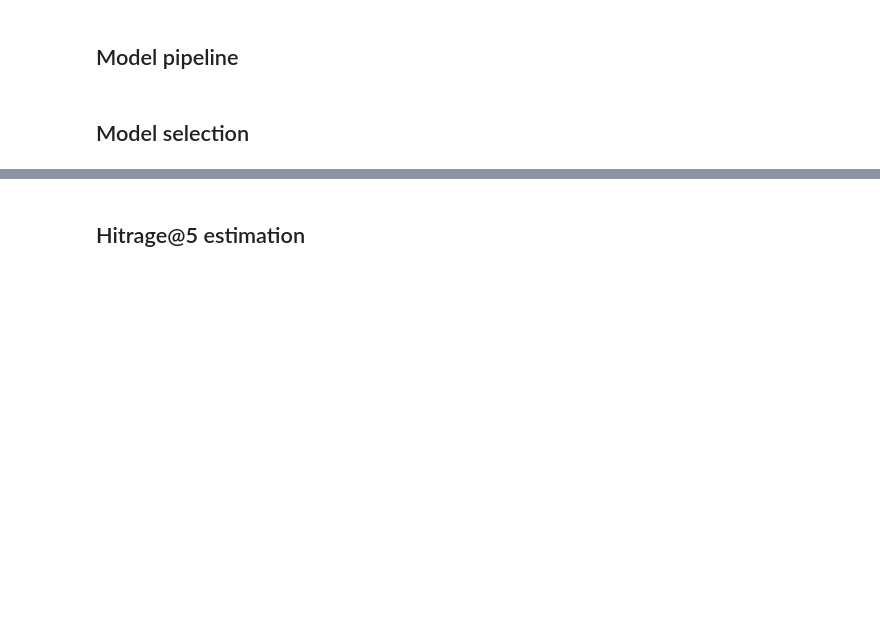
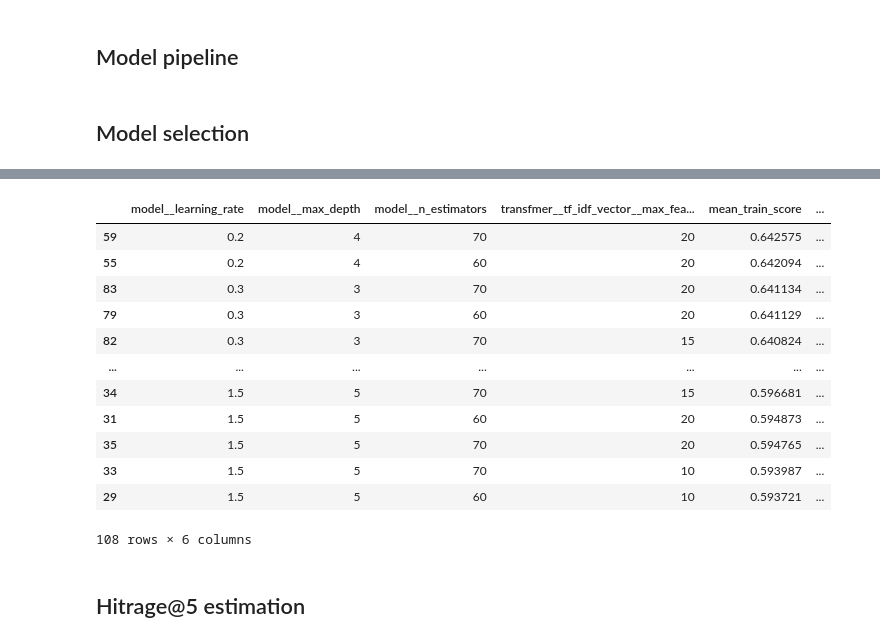
Before and after one commit to fedorkobak/startml_final_project, a Jupyter notebook: model/model.ipynb, the cells around one changed output, grey strips where cells are left out. Drawn from its saved outputs; the diff is of its cells as text; code cells hidden in the pictures; blank space fills up the shorter version.

Commit message:
model new grid search

```diff
--- a/model/model.ipynb
+++ b/model/model.ipynb
@@ -235,0 +185,16 @@ array([0.67794671, 0.67988507, 0.68212448, 0.69133564, 0.6964852 ,
+# %%
+param_grid = {
+    "model__learning_rate" : [1.5, 0.2, 0.3],
+    "model__max_depth" : [3,4,5],
+    "model__n_estimators" : [50, 60, 70],
+    "transfmer__tf_idf_vector__max_features" : [5, 10, 15, 20]
+}
+
+grid_search_result = GridSearchCV(
+    estimator = pipeline,
+    param_grid = param_grid,
+    verbose = 2,
+    scoring = "roc_auc",
+    return_train_score = True
+).fit(X_train, y_train)
+pickle.dump(grid_search_result, open("gs_results.pck", "wb"))
@@ -236,3 +219,22 @@ array([0.67794671, 0.67988507, 0.68212448, 0.69133564, 0.6964852 ,
+# %%
+gs_results_frame = pd.DataFrame(grid_search_result.cv_results_["params"])
+gs_results_frame["mean_train_score"] = grid_search_result.cv_results_["mean_test_score"]
+gs_results_frame["mean_test_score"] = grid_search_result.cv_results_["mean_train_score"]
+gs_results_frame.sort_values("mean_train_score", ascending = False)
+# %% [output]
+|  | model__learning_rate | model__max_depth | model__n_estimators | transfmer__tf_idf_vector__max_fea... | mean_train_score | ... |
+| 59 | 0.2 | 4 | 70 | 20 | 0.642575 | ... |
+| 55 | 0.2 | 4 | 60 | 20 | 0.642094 | ... |
+| 83 | 0.3 | 3 | 70 | 20 | 0.641134 | ... |
+| 79 | 0.3 | 3 | 60 | 20 | 0.641129 | ... |
+| 82 | 0.3 | 3 | 70 | 15 | 0.640824 | ... |
+| ... | ... | ... | ... | ... | ... | ... |
+| 34 | 1.5 | 5 | 70 | 15 | 0.596681 | ... |
+| 31 | 1.5 | 5 | 60 | 20 | 0.594873 | ... |
+| 35 | 1.5 | 5 | 70 | 20 | 0.594765 | ... |
+| 33 | 1.5 | 5 | 70 | 10 | 0.593987 | ... |
+| 29 | 1.5 | 5 | 60 | 10 | 0.593721 | ... |
+108 rows × 6 columns
 # %%
 grid_search_result = pickle.load(open("gs_results.pck", "rb"))
 
```
Also changed, not shown: parts of 6 cells of this notebook, 4 other files.
